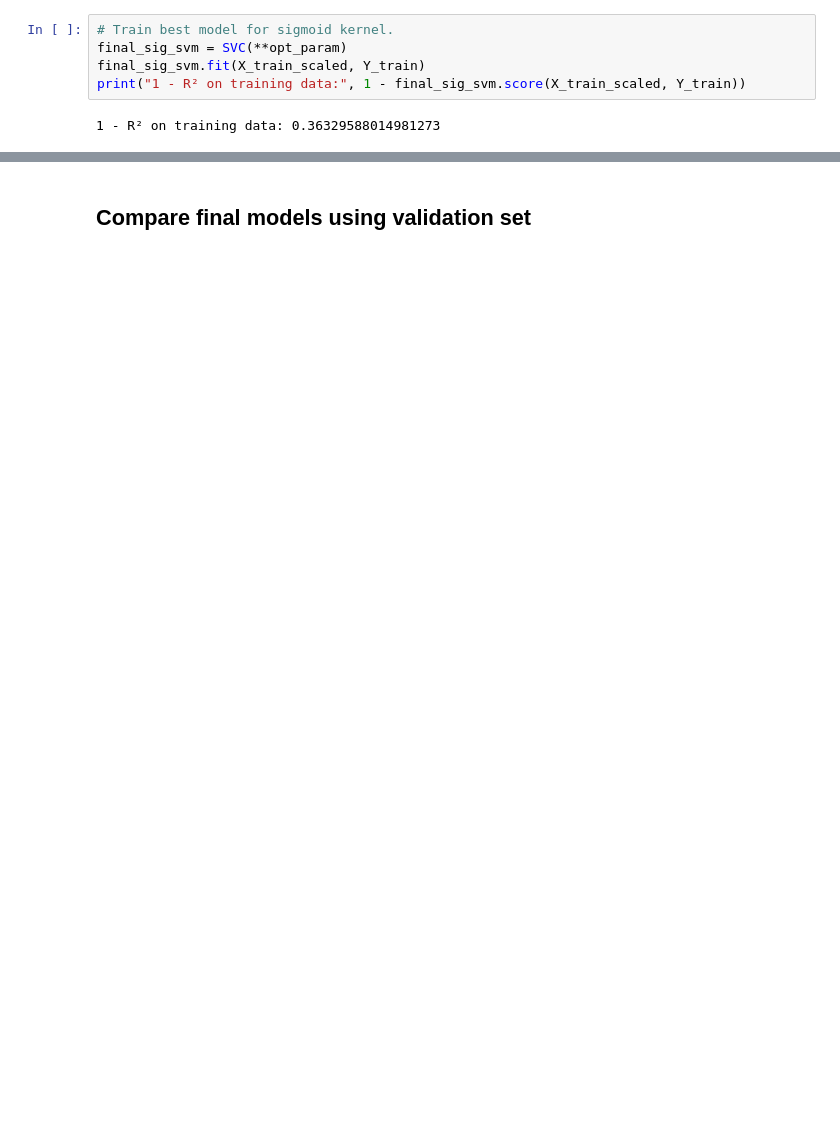
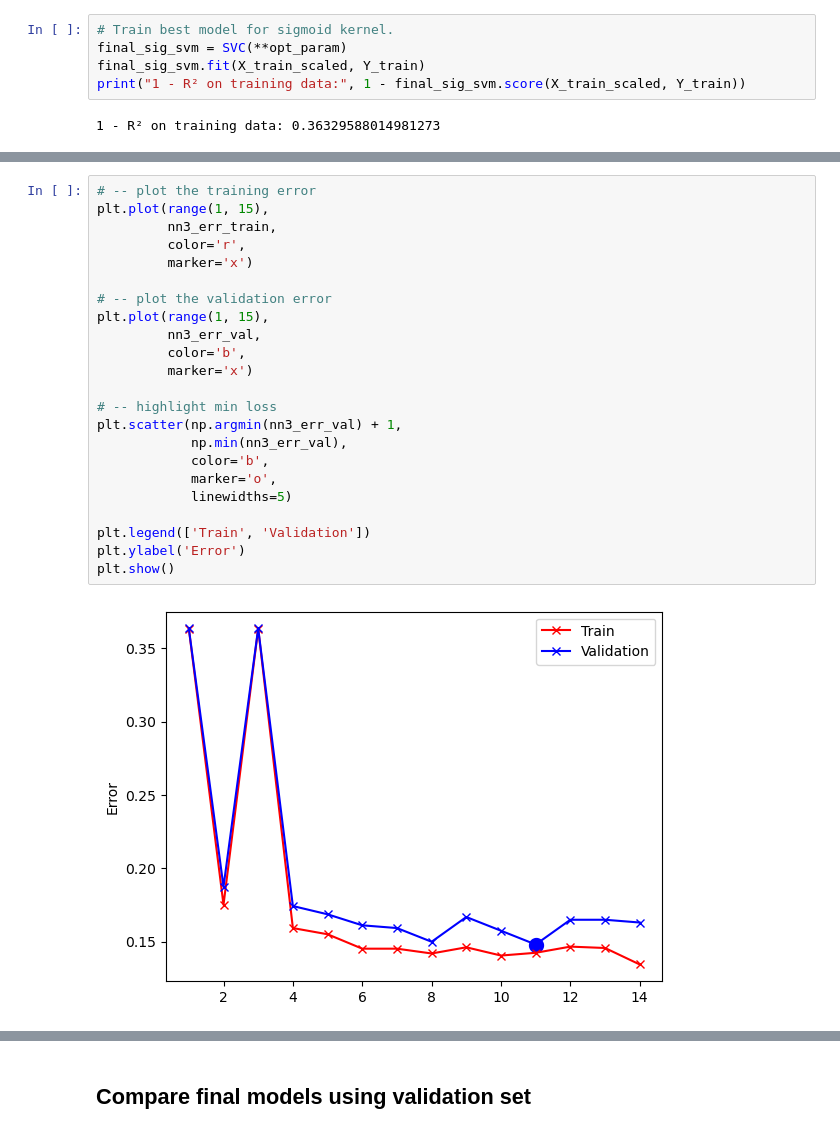
Before and after one commit to luca037/MachineLearningLabs, a Jupyter notebook: extra/kaggle/titanic/titanic.ipynb, the cells around one changed output, grey strips where cells are left out. Drawn from its saved outputs; the diff is of its cells as text; blank space fills up the shorter version.

```diff
--- a/extra/kaggle/titanic/titanic.ipynb
+++ b/extra/kaggle/titanic/titanic.ipynb
@@ -583,0 +803,25 @@ print("1 - R² on training data:", 1 - final_poly_svm.score(X_train_scaled, Y_tr
+# %%
+# -- plot the training error
+plt.plot(range(1, 15),
+         nn3_err_train,
+         color='r',
+         marker='x')
+
+# -- plot the validation error
+plt.plot(range(1, 15),
+         nn3_err_val,
+         color='b',
+         marker='x')
+
+# -- highlight min loss
+plt.scatter(np.argmin(nn3_err_val) + 1,
+            np.min(nn3_err_val),
+            color='b',
+            marker='o',
+            linewidths=5)
+
+plt.legend(['Train', 'Validation'])
+plt.ylabel('Error')
+plt.show()
+# %% [output]
+[figure, added]
```
Also changed, not shown: parts of 44 cells of this notebook, 4 other files.
